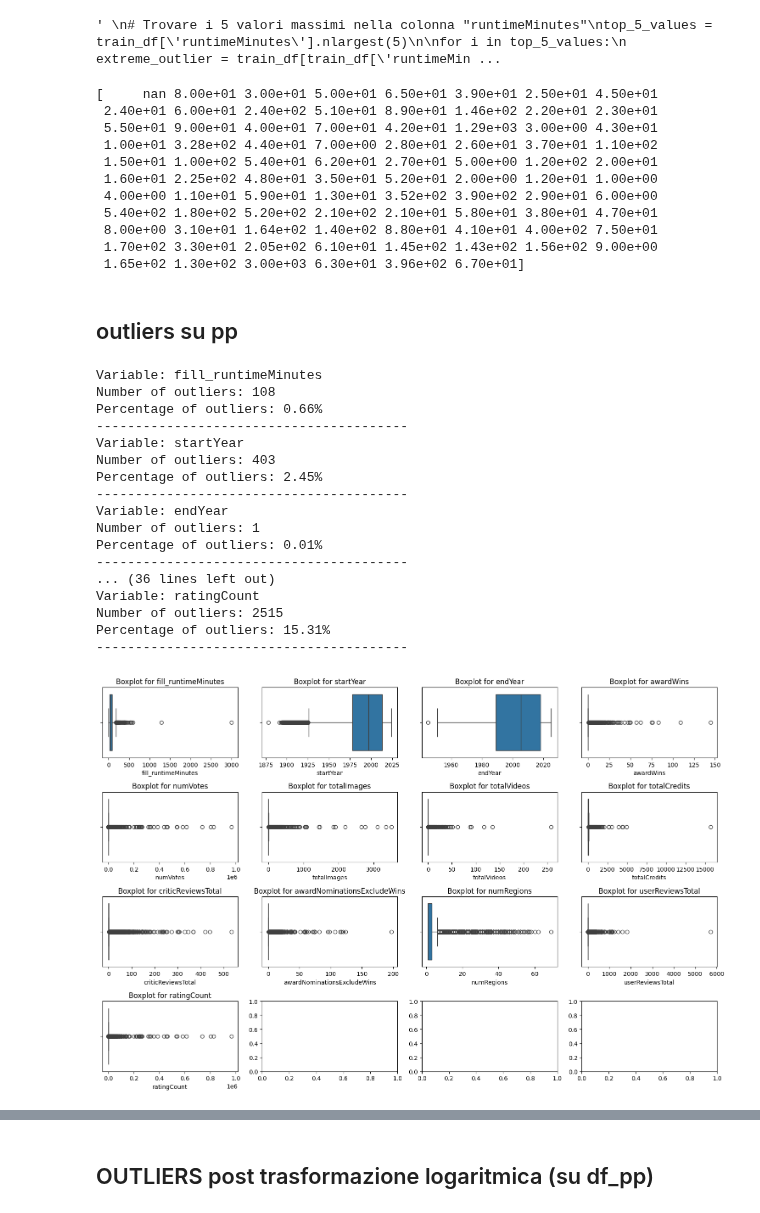
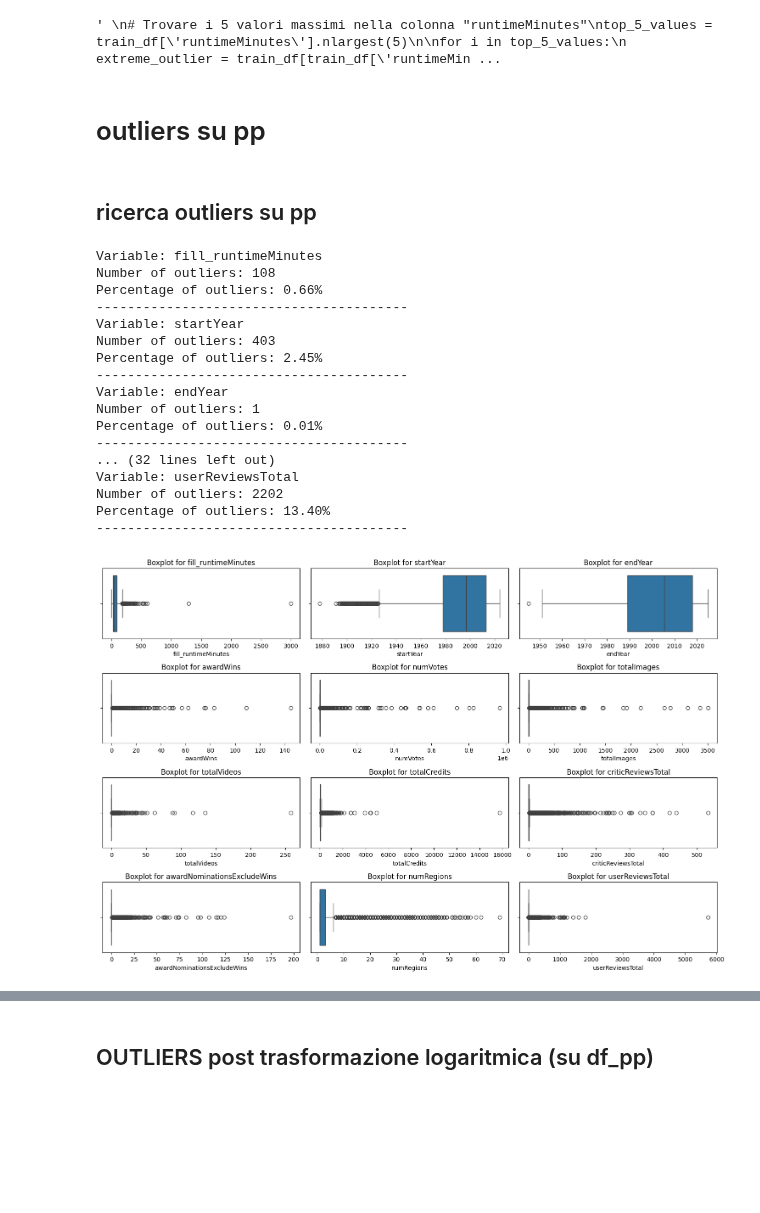
Before and after one commit to ChefBB/data_mining_1, a Jupyter notebook: code/data_quality_noemi.ipynb, the cells around one changed output, grey strips where cells are left out. Saved outputs shown, nothing was run; the diff lists cells and outputs as text; code cells hidden in the pictures; blank space fills up the shorter version.

```diff
--- a/code/data_quality_noemi.ipynb
+++ b/code/data_quality_noemi.ipynb
@@ -320,26 +340,8 @@ for i in top_5_values:
 
 [1 rows x 23 columns]
 ' \n# Trovare i 5 valori massimi nella colonna "runtimeMinutes"\ntop_5_values = train_df[\'runtimeMinutes\'].nlargest(5)\n\nfor i in top_5_values:\n    extreme_outlier = train_df[train_df[\'runtimeMin ...
-# %%
-# Filtrare i record dove titleType è "tvSeries"
-tv_series_runtime = train_df[train_df['titleType'] == 'tvSeries']['runtimeMinutes'].unique()
-
-# Visualizzare i valori
-print(tv_series_runtime)
-# %% [output]
-[     nan 8.00e+01 3.00e+01 5.00e+01 6.50e+01 3.90e+01 2.50e+01 4.50e+01
- 2.40e+01 6.00e+01 2.40e+02 5.10e+01 8.90e+01 1.46e+02 2.20e+01 2.30e+01
- 5.50e+01 9.00e+01 4.00e+01 7.00e+01 4.20e+01 1.29e+03 3.00e+00 4.30e+01
- 1.00e+01 3.28e+02 4.40e+01 7.00e+00 2.80e+01 2.60e+01 3.70e+01 1.10e+02
- 1.50e+01 1.00e+02 5.40e+01 6.20e+01 2.70e+01 5.00e+00 1.20e+02 2.00e+01
- 1.60e+01 2.25e+02 4.80e+01 3.50e+01 5.20e+01 2.00e+00 1.20e+01 1.00e+00
- 4.00e+00 1.10e+01 5.90e+01 1.30e+01 3.52e+02 3.90e+02 2.90e+01 6.00e+00
- 5.40e+02 1.80e+02 5.20e+02 2.10e+02 2.10e+01 5.80e+01 3.80e+01 4.70e+01
- 8.00e+00 3.10e+01 1.64e+02 1.40e+02 8.80e+01 4.10e+01 4.00e+02 7.50e+01
- 1.70e+02 3.30e+01 2.05e+02 6.10e+01 1.45e+02 1.43e+02 1.56e+02 9.00e+00
- 1.65e+02 1.30e+02 3.00e+03 6.30e+01 3.96e+02 6.70e+01]
 # %% [markdown]
-## outliers su pp
+# outliers su pp
 # %%
 #importo df preprocessed
 df_pp = pd.read_csv("pp_train.csv")
@@ -355,9 +357,9 @@ df_pp_cat = df_pp[['originalTitle', 'rating', 'titleType',
        'is_Documentary', 'is_News', 'is_History', 'is_Adult', 'is_Reality-TV',
        'is_War', 'is_Sci-Fi', 'is_Talk-Show', 'is_Adventure', 'is_Film-Noir',
        'is_Music', 'is_Western', 'is_Comedy', 'is_Drama']]
+# %% [markdown]
+## ricerca outliers su pp
 # %%
-#OUTLIER DETECTION SU PP
-
 import seaborn as sns
 import matplotlib.pyplot as plt
 
@@ -379,36 +381,36 @@ for column in columns_to_analyze:
     outliers, percentage = detect_outliers(df_pp, column)
     print(f"Variable: {column}")
     #print(f"list of outliers: {outliers[column]}")
     print(f"Number of outliers: {len(outliers)}")
     print(f"Percentage of outliers: {percentage:.2f}%")
     print("-" * 40)
 
 # Visualize with boxplots
-fig, axes = plt.subplots(4, 4, figsize=(15, 10))
+fig, axes = plt.subplots(4, 3, figsize=(15, 10))
 axes = axes.flatten()
 
 for i, column in enumerate(columns_to_analyze):
     sns.boxplot(data=df_pp, x=column, ax=axes[i])
     axes[i].set_title(f"Boxplot for {column}")
 
 plt.tight_layout()
 plt.show()
 # %% [output]
 Variable: fill_runtimeMinutes
 Number of outliers: 108
 Percentage of outliers: 0.66%
 ----------------------------------------
 Variable: startYear
 Number of outliers: 403
 Percentage of outliers: 2.45%
 ----------------------------------------
 Variable: endYear
 Number of outliers: 1
 Percentage of outliers: 0.01%
 ----------------------------------------
-... (36 lines left out)
-Variable: ratingCount
-Number of outliers: 2515
-Percentage of outliers: 15.31%
+... (32 lines left out)
+Variable: userReviewsTotal
+Number of outliers: 2202
+Percentage of outliers: 13.40%
 ----------------------------------------
-[figure, old version]
+[figure, new version]
```
Also changed, not shown: parts of 16 cells of this notebook.
